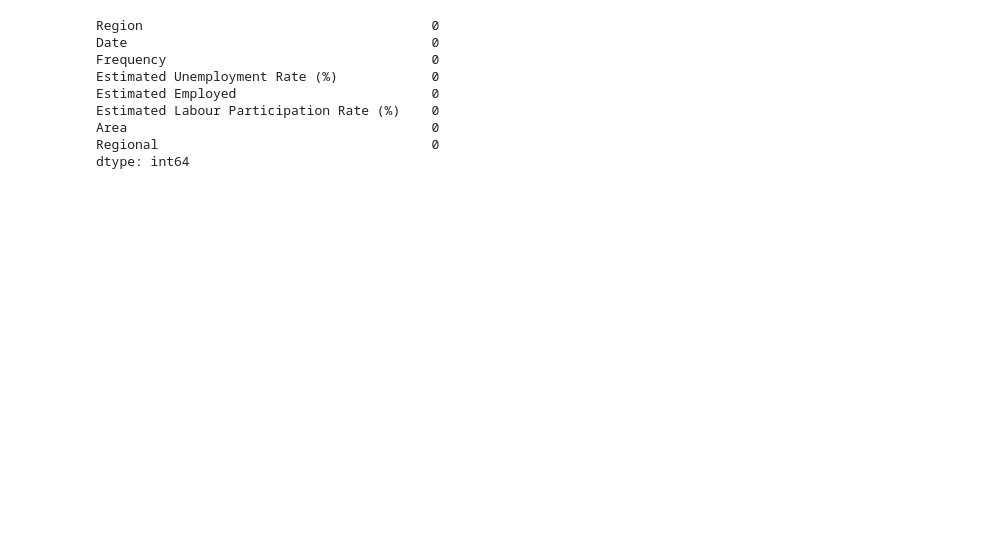
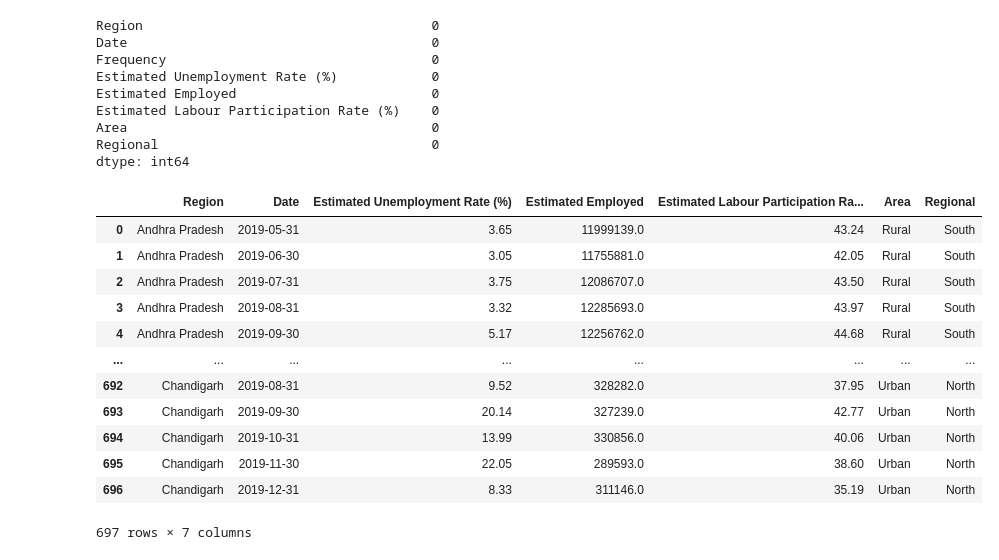
Before and after one commit to AnuraagaNath/CBTC, a Jupyter notebook: Unemployment Analysis/analysis.ipynb, the cells around one changed output. Cells and saved outputs as stored; diff of their text form; code cells hidden in the pictures; blank space fills up the shorter version.

Commit message:
Unemployment Analysis Covid complete

```diff
--- a/Unemployment Analysis/analysis.ipynb
+++ b/Unemployment Analysis/analysis.ipynb
@@ -208,3 +208,19 @@ Regional                                   0
 dtype: int64
 # %%
 result = result.drop(['Frequency'], axis=1)
+# %%
+result
+# %% [output]
+|  | Region | Date | Estimated Unemployment Rate (%) | Estimated Employed | Estimated Labour Participation Ra... | Area | Regional |
+| 0 | Andhra Pradesh | 2019-05-31 | 3.65 | 11999139.0 | 43.24 | Rural | South |
+| 1 | Andhra Pradesh | 2019-06-30 | 3.05 | 11755881.0 | 42.05 | Rural | South |
+| 2 | Andhra Pradesh | 2019-07-31 | 3.75 | 12086707.0 | 43.50 | Rural | South |
+| 3 | Andhra Pradesh | 2019-08-31 | 3.32 | 12285693.0 | 43.97 | Rural | South |
+| 4 | Andhra Pradesh | 2019-09-30 | 5.17 | 12256762.0 | 44.68 | Rural | South |
+| ... | ... | ... | ... | ... | ... | ... | ... |
+| 692 | Chandigarh | 2019-08-31 | 9.52 | 328282.0 | 37.95 | Urban | North |
+| 693 | Chandigarh | 2019-09-30 | 20.14 | 327239.0 | 42.77 | Urban | North |
+| 694 | Chandigarh | 2019-10-31 | 13.99 | 330856.0 | 40.06 | Urban | North |
+| 695 | Chandigarh | 2019-11-30 | 22.05 | 289593.0 | 38.60 | Urban | North |
+| 696 | Chandigarh | 2019-12-31 | 8.33 | 311146.0 | 35.19 | Urban | North |
+697 rows × 7 columns
```
Also changed, not shown: parts of 6 cells of this notebook, 5 other files.
